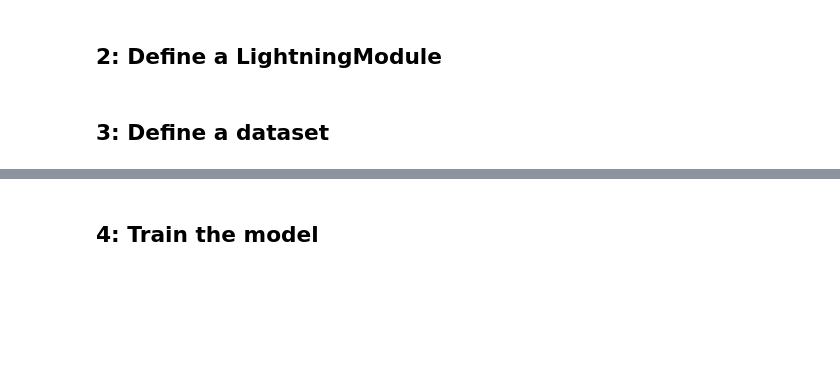
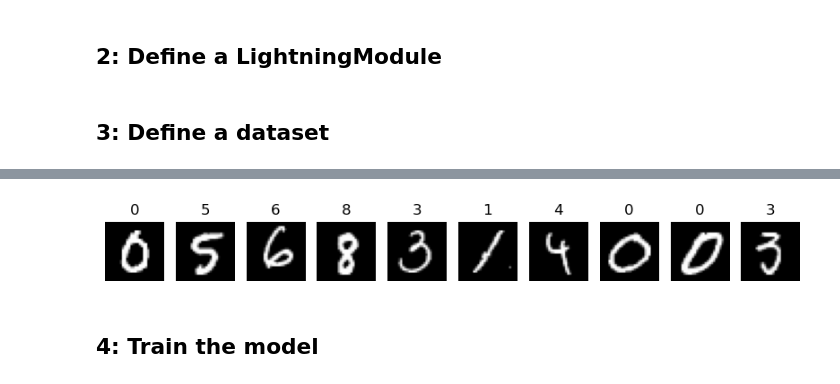
Before and after one commit to ThoAus/learn-ligthning, a Jupyter notebook: 01_First_try_MNIST.ipynb, the cells around one changed output, grey strips where cells are left out. Drawn from its saved outputs; the diff is of its cells as text; code cells hidden in the pictures; blank space fills up the shorter version.

Commit message:
display batch and metrics

```diff
--- a/01_First_try_MNIST.ipynb
+++ b/01_First_try_MNIST.ipynb
@@ -69,3 +58,21 @@ Extracting c:\Users\thoma\OneDrive\AUSBILDUNG\MCI\Sem 6 - LV\Bachelorarbeit\Code
+# %%
+# create the dataloader
+train_loader = utils.data.DataLoader(dataset,
+                                     batch_size=32,
+                                     shuffle=True)
+# %%
+# show one batch
+x, y = next(iter(train_loader))
+
+# plot the first ten images and add the labels to the plot
+fig, axs = plt.subplots(1, 10, figsize=(10, 1))
+for i, ax in enumerate(axs):
+    ax.imshow(x[i][0], cmap="gray")
+    ax.set_title(y[i].item())
+    ax.axis("off")
+plt.show()
+# %% [output]
+[figure, added]
 # %% [markdown]
 ## 4: Train the model
 # %%
```
Also changed, not shown: parts of 8 cells of this notebook, 14 other files.
